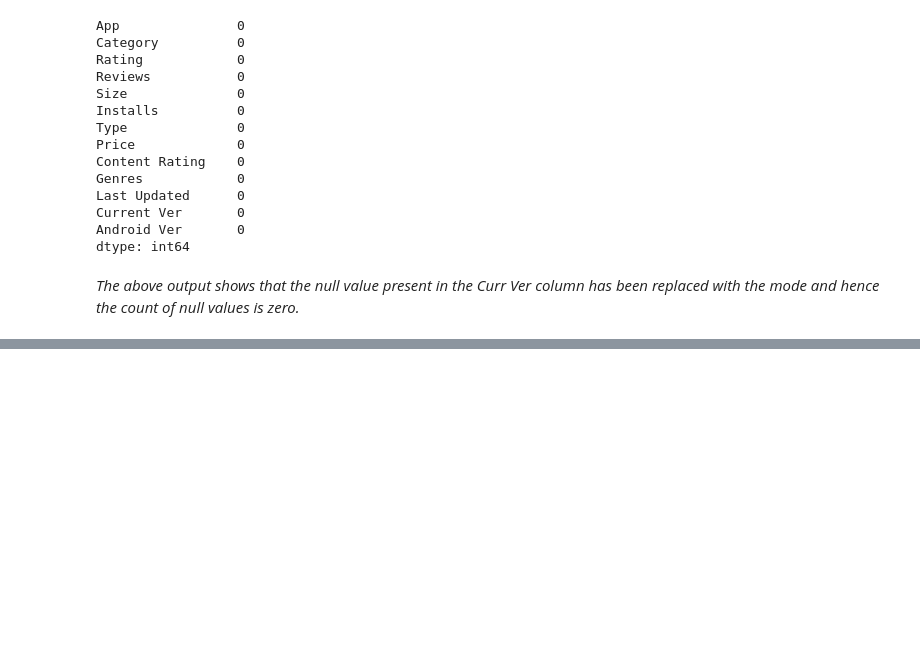
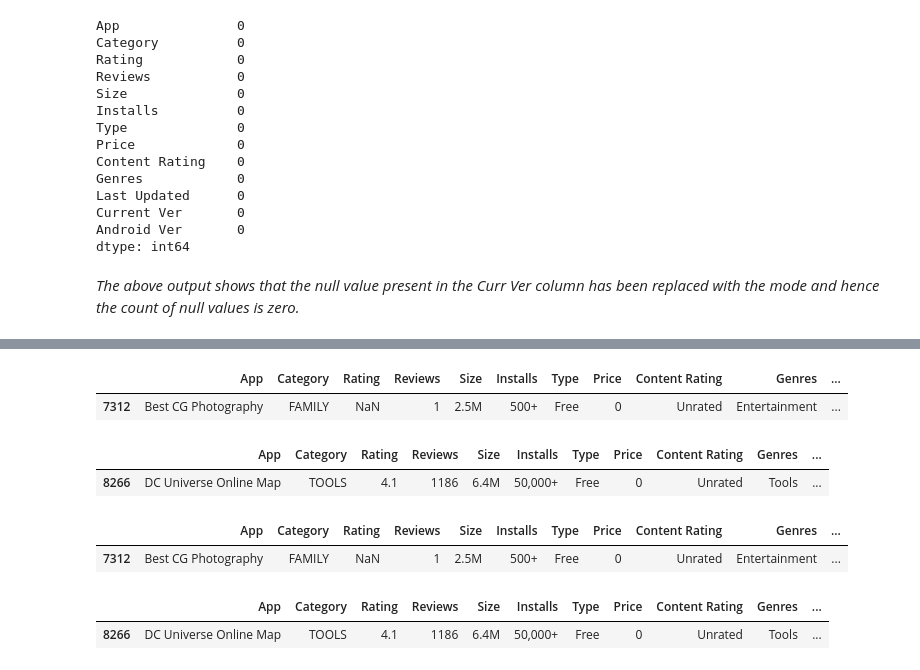
Before and after one commit to Vikrampr/Play-Store-App-Review-Analysis, a Jupyter notebook: Viram_Pratap_Play_Store_App_Review_Analysis_Capstone_Project.ipynb, the cells around one changed output, grey strips where cells are left out. Saved outputs shown, nothing was run; the diff lists cells and outputs as text; code cells hidden in the pictures; blank space fills up the shorter version.

```diff
--- a/Viram_Pratap_Play_Store_App_Review_Analysis_Capstone_Project.ipynb
+++ b/Viram_Pratap_Play_Store_App_Review_Analysis_Capstone_Project.ipynb
@@ -321,0 +358,28 @@ dtype: int64
+# %%
+# Checking other observations for Best CG Photography Content Rating
+
+play_store[play_store['App']=='Best CG Photography']
+# %% [output]
+|  | App | Category | Rating | Reviews | Size | Installs | Type | Price | Content Rating | Genres | ... |
+| 7312 | Best CG Photography | FAMILY | NaN | 1 | 2.5M | 500+ | Free | 0 | Unrated | Entertainment | ... |
+# %%
+# Checking other observations	for DC Universe Online Map Content Rating
+
+play_store[play_store['App']=='DC Universe Online Map']
+# %% [output]
+|  | App | Category | Rating | Reviews | Size | Installs | Type | Price | Content Rating | Genres | ... |
+| 8266 | DC Universe Online Map | TOOLS | 4.1 | 1186 | 6.4M | 50,000+ | Free | 0 | Unrated | Tools | ... |
+# %%
+# Checking other observations for Best CG Photography Content Rating
+
+play_store[play_store['App']=='Best CG Photography']
+# %% [output]
+|  | App | Category | Rating | Reviews | Size | Installs | Type | Price | Content Rating | Genres | ... |
+| 7312 | Best CG Photography | FAMILY | NaN | 1 | 2.5M | 500+ | Free | 0 | Unrated | Entertainment | ... |
+# %%
+# Checking other observations	for DC Universe Online Map Content Rating
+
+play_store[play_store['App']=='DC Universe Online Map']
+# %% [output]
+|  | App | Category | Rating | Reviews | Size | Installs | Type | Price | Content Rating | Genres | ... |
+| 8266 | DC Universe Online Map | TOOLS | 4.1 | 1186 | 6.4M | 50,000+ | Free | 0 | Unrated | Tools | ... |
```
Also changed, not shown: parts of 21 cells of this notebook.
